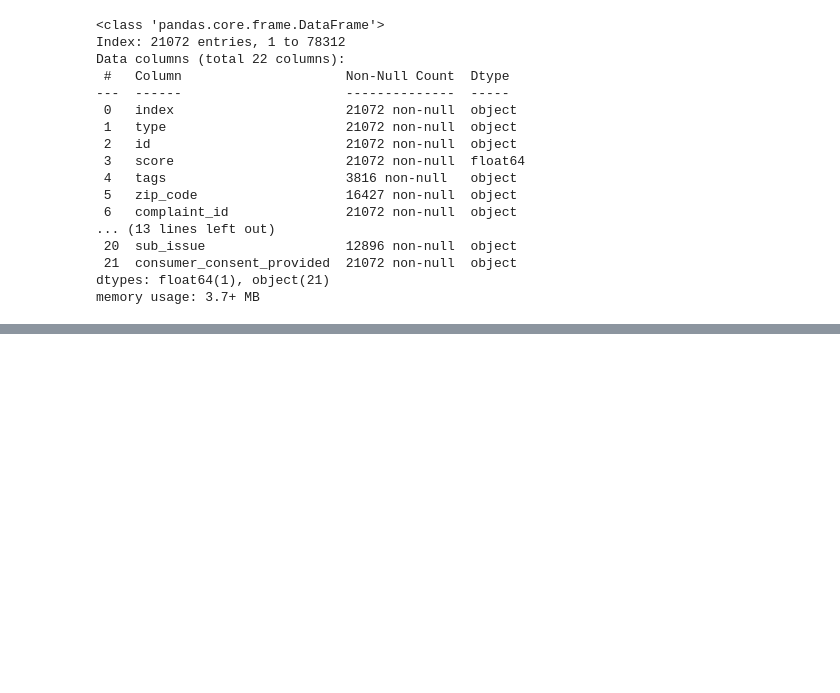
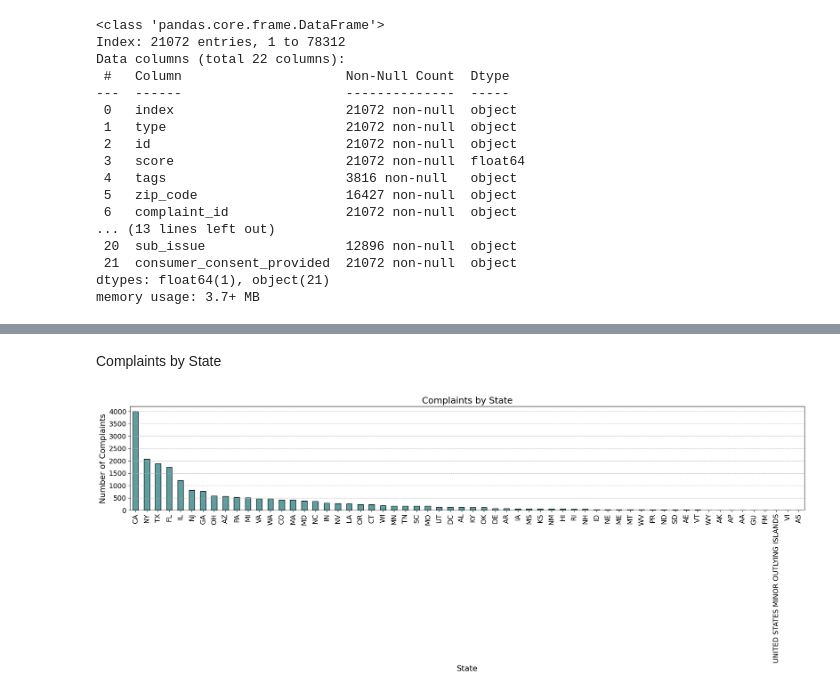
Before and after one commit to bhutto17/Automated-Customer-Complaints-Classification-Leveraging-NLP-and-Machine-Learning, a Jupyter notebook: Automated_Customer_Complaints_Classification_Leveraging_NLP_and_Machinne_Learning.ipynb, the cells around one changed output, grey strips where cells are left out. Saved outputs shown, nothing was run; the diff lists cells and outputs as text; code cells hidden in the pictures; blank space fills up the shorter version.

```diff
--- a/Automated_Customer_Complaints_Classification_Leveraging_NLP_and_Machinne_Learning.ipynb
+++ b/Automated_Customer_Complaints_Classification_Leveraging_NLP_and_Machinne_Learning.ipynb
@@ -230,0 +262,17 @@ memory usage: 3.7+ MB
+# %% [markdown]
+Complaints by State
+# %%
+state_complaints = complaints_df['state'].value_counts()
+
+plt.figure(figsize=(20, 8))
+state_complaints.plot(kind='bar', color='cadetblue', edgecolor='black')
+plt.title('Complaints by State', fontsize=18)
+plt.xlabel('State', fontsize=16)
+plt.ylabel('Number of Complaints', fontsize=16)
+plt.grid(axis='y', linestyle='--', linewidth=0.7)
+plt.xticks(rotation=90, fontsize=14)
+plt.yticks(fontsize=14)
+plt.tight_layout()
+plt.show()
+# %% [output]
+[figure, added]
```
Also changed, not shown: parts of 11 cells of this notebook.
